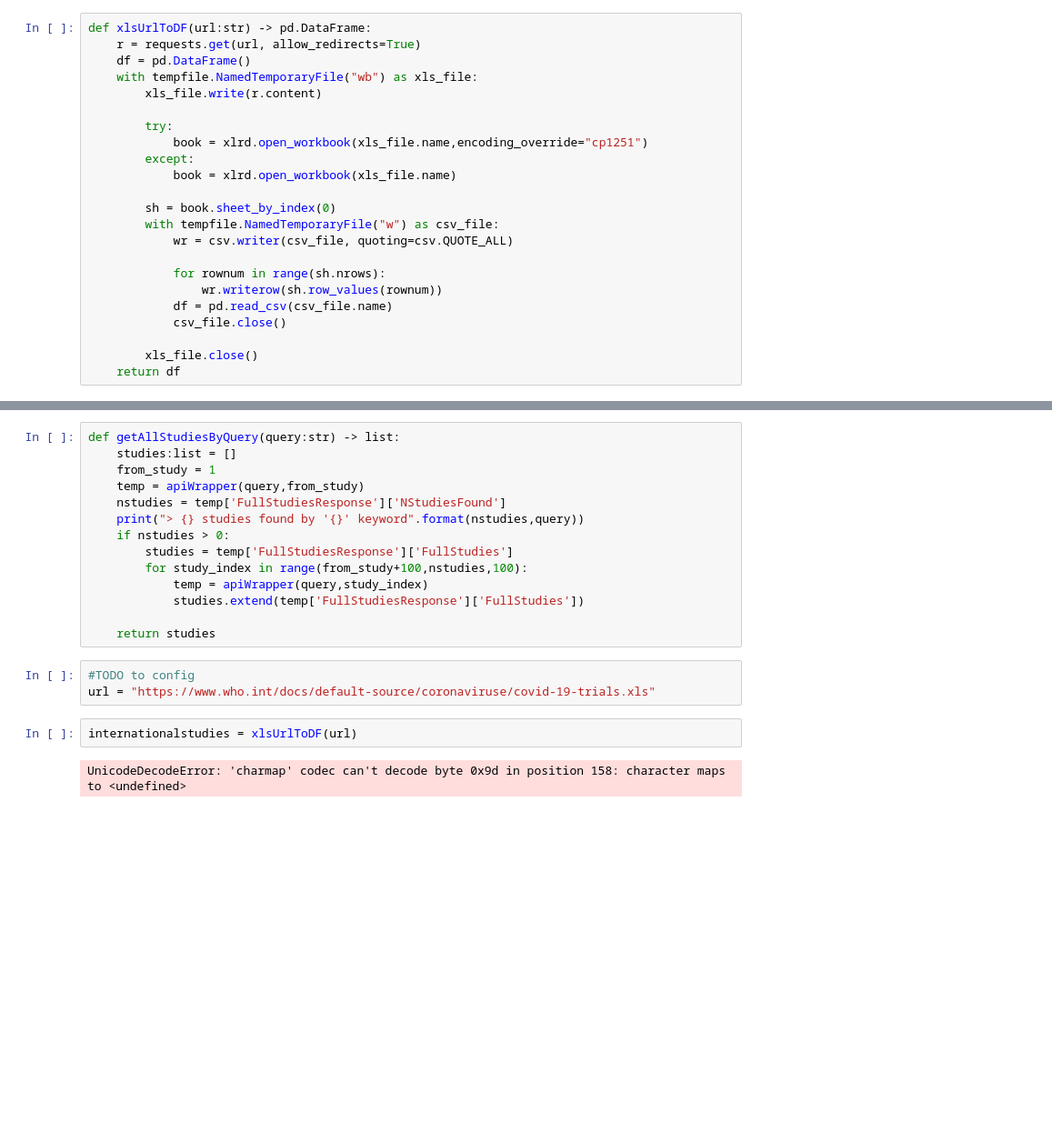
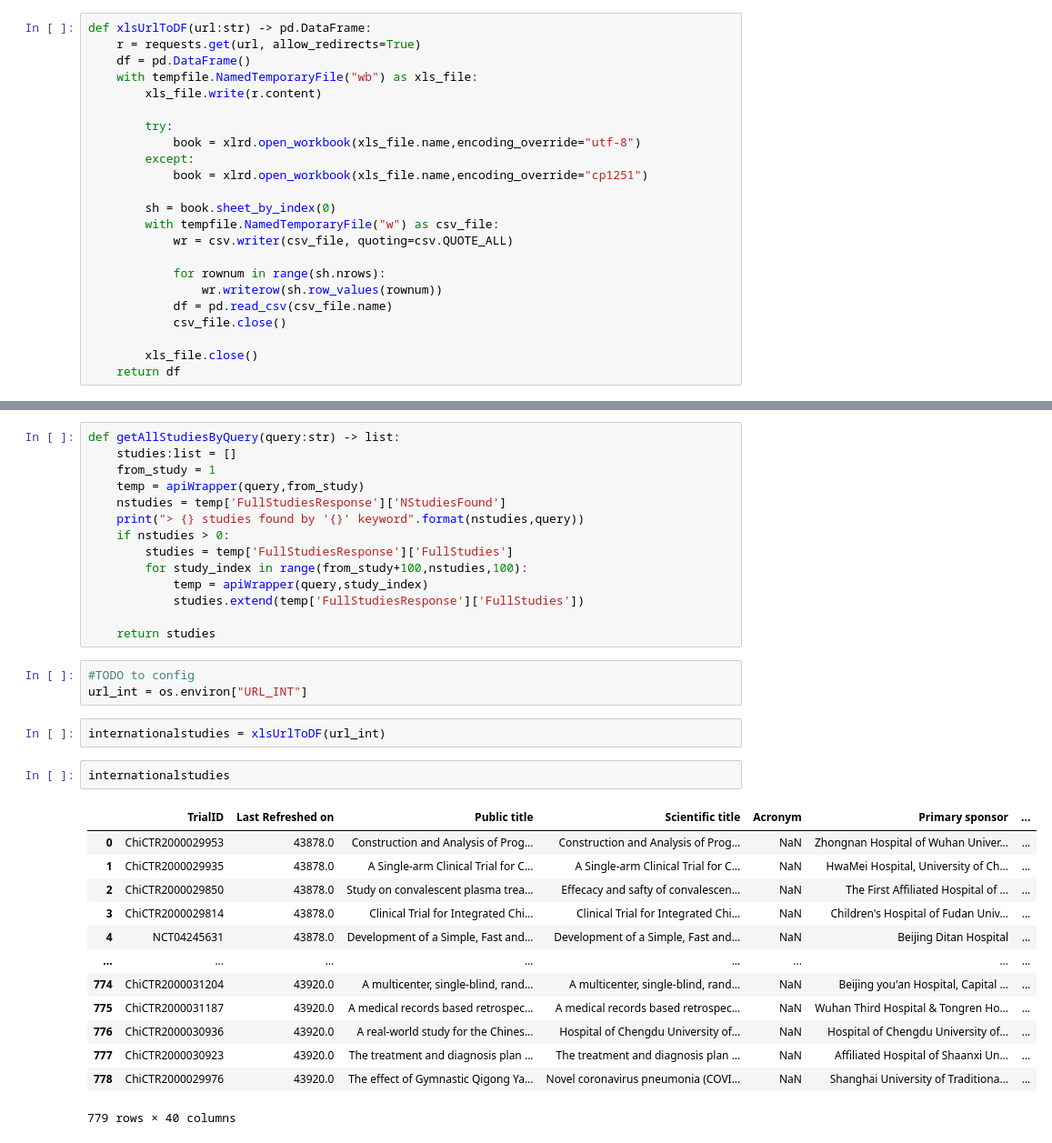
Before and after one commit to TheDataRideAlongs/ProjectDomino, a Jupyter notebook: modules/TempNB/IngestDrugSynonyms.ipynb, the cells around one changed output, grey strips where cells are left out. Shown at 91% size. Saved outputs shown, nothing was run; the diff lists cells and outputs as text; blank space fills up the shorter version.

Commit message:
urls to config

```diff
--- a/modules/TempNB/IngestDrugSynonyms.ipynb
+++ b/modules/TempNB/IngestDrugSynonyms.ipynb
@@ -19,9 +24,9 @@ def xlsUrlToDF(url:str) -> pd.DataFrame:
         xls_file.write(r.content)
 
         try:
+            book = xlrd.open_workbook(xls_file.name,encoding_override="utf-8")
+        except:
             book = xlrd.open_workbook(xls_file.name,encoding_override="cp1251")
-        except:
-            book = xlrd.open_workbook(xls_file.name)
 
         sh = book.sheet_by_index(0)
         with tempfile.NamedTemporaryFile("w") as csv_file:
@@ -57,10 +63,24 @@ def getAllStudiesByQuery(query:str) -> list:
             studies.extend(temp['FullStudiesResponse']['FullStudies'])
 
     return studies
-# %%
-#TODO to config
-url = "https://www.who.int/docs/default-source/coronaviruse/covid-19-trials.xls"
+# %%
+#TODO to config
+url_int = os.environ["URL_INT"]
 # %%
-internationalstudies = xlsUrlToDF(url)
+internationalstudies = xlsUrlToDF(url_int)
-# %% [output]
-UnicodeDecodeError: 'charmap' codec can't decode byte 0x9d in position 158: character maps to <undefined>
+# %%
+internationalstudies
+# %% [output]
+|  | TrialID | Last Refreshed on | Public title | Scientific title | Acronym | Primary sponsor | ... |
+| 0 | ChiCTR2000029953 | 43878.0 | Construction and Analysis of Prog... | Construction and Analysis of Prog... | NaN | Zhongnan Hospital of Wuhan Univer... | ... |
+| 1 | ChiCTR2000029935 | 43878.0 | A Single-arm Clinical Trial for C... | A Single-arm Clinical Trial for C... | NaN | HwaMei Hospital, University of Ch... | ... |
+| 2 | ChiCTR2000029850 | 43878.0 | Study on convalescent plasma trea... | Effecacy and safty of convalescen... | NaN | The First Affiliated Hospital of ... | ... |
+| 3 | ChiCTR2000029814 | 43878.0 | Clinical Trial for Integrated Chi... | Clinical Trial for Integrated Chi... | NaN | Children's Hospital of Fudan Univ... | ... |
+| 4 | NCT04245631 | 43878.0 | Development of a Simple, Fast and... | Development of a Simple, Fast and... | NaN | Beijing Ditan Hospital | ... |
+| ... | ... | ... | ... | ... | ... | ... | ... |
+| 774 | ChiCTR2000031204 | 43920.0 | A multicenter, single-blind, rand... | A multicenter, single-blind, rand... | NaN | Beijing you'an Hospital, Capital ... | ... |
+| 775 | ChiCTR2000031187 | 43920.0 | A medical records based retrospec... | A medical records based retrospec... | NaN | Wuhan Third Hospital & Tongren Ho... | ... |
+| 776 | ChiCTR2000030936 | 43920.0 | A real-world study for the Chines... | Hospital of Chengdu University of... | NaN | Hospital of Chengdu University of... | ... |
+| 777 | ChiCTR2000030923 | 43920.0 | The treatment and diagnosis plan ... | The treatment and diagnosis plan ... | NaN | Affiliated Hospital of Shaanxi Un... | ... |
+| 778 | ChiCTR2000029976 | 43920.0 | The effect of Gymnastic Qigong Ya... | Novel coronavirus pneumonia (COVI... | NaN | Shanghai University of Traditiona... | ... |
+779 rows × 40 columns
```
Also changed, not shown: parts of 3 cells of this notebook.
